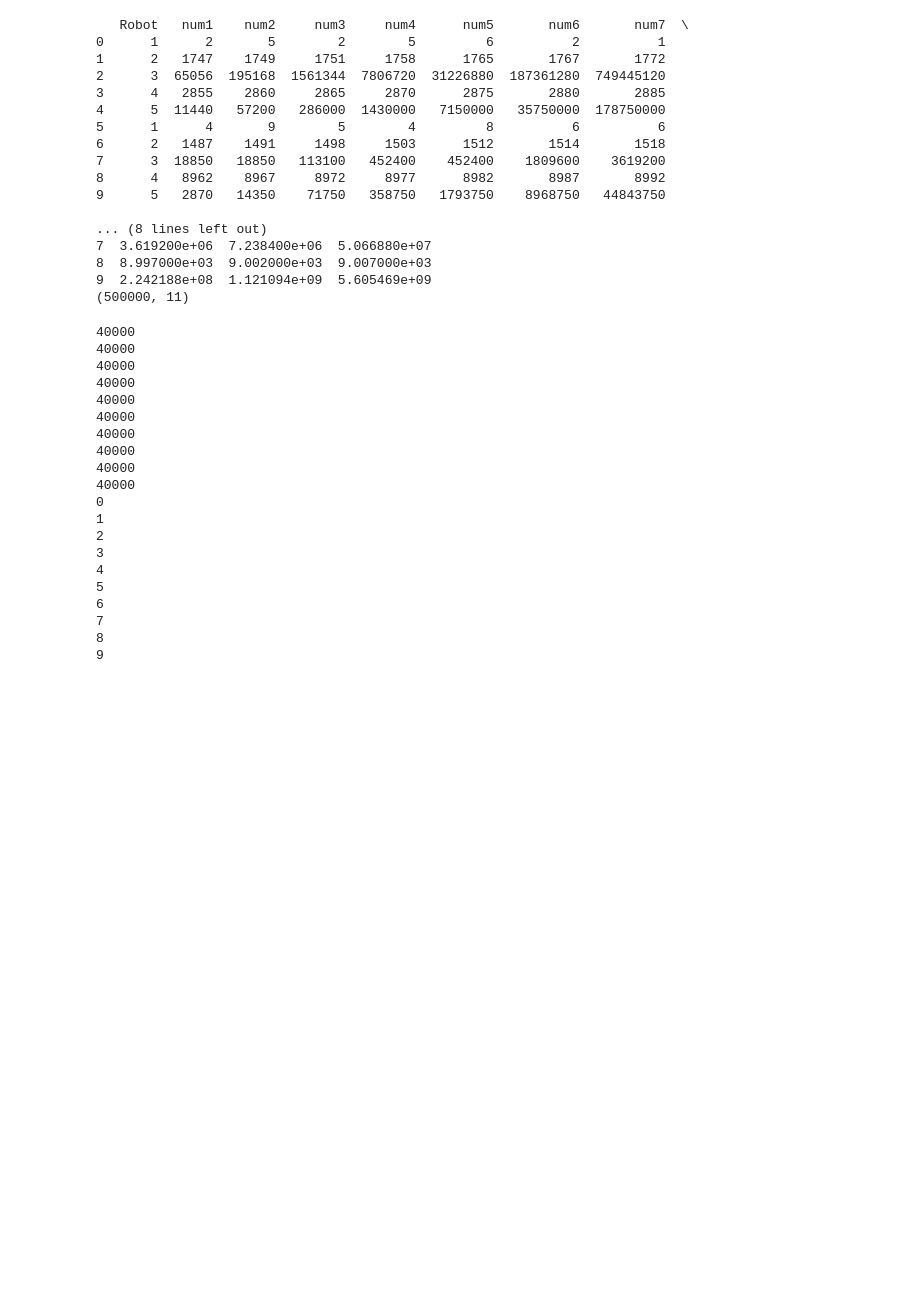
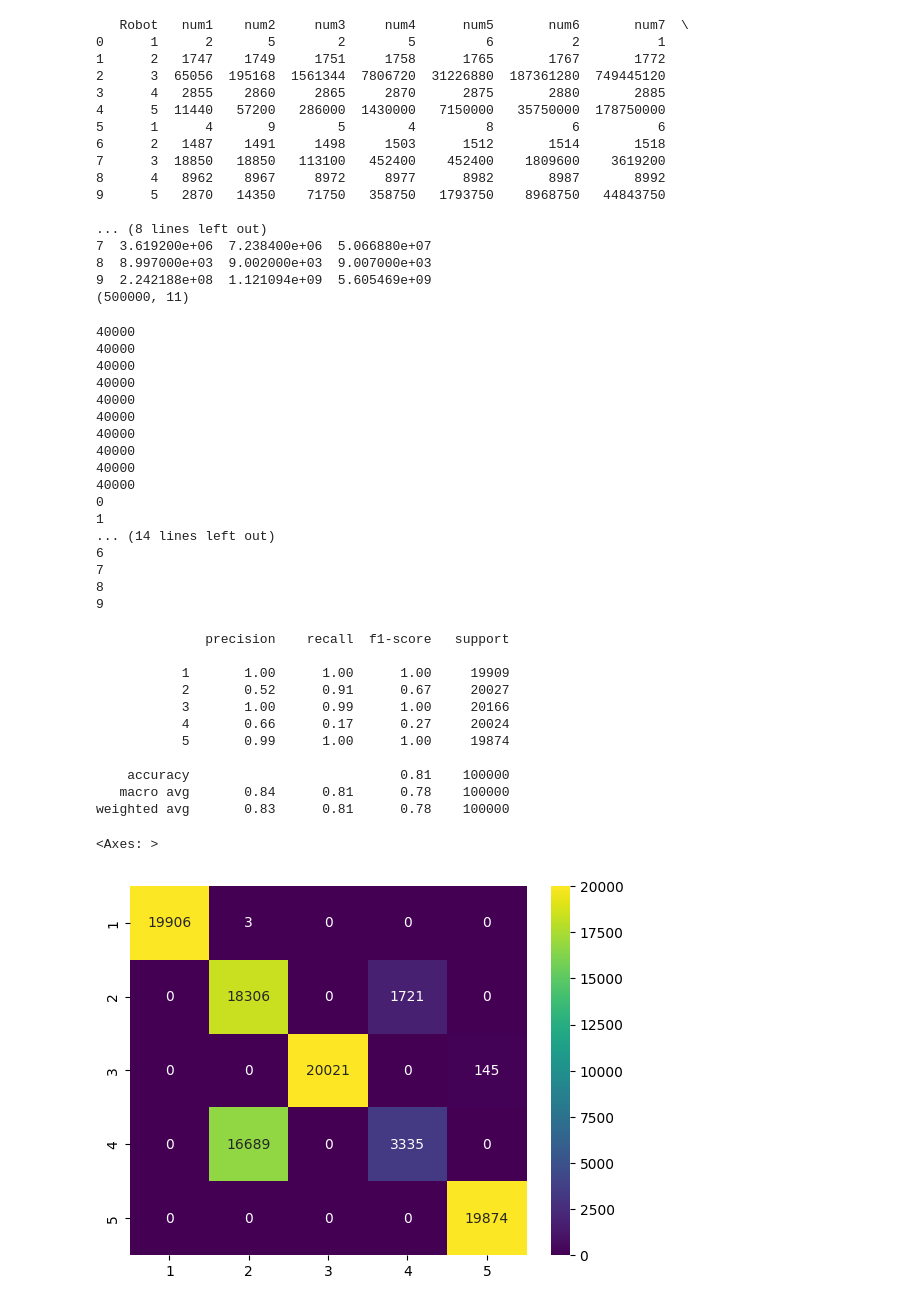
Before and after one commit to ZafeerAbbasi/MSE_413, a Jupyter notebook: Lab2/code/part_2_robot_conver_sv.ipynb, the cells around one changed output. Cells and saved outputs as stored; diff of their text form; code cells hidden in the pictures; blank space fills up the shorter version.

```diff
--- a/Lab2/code/part_2_robot_conver_sv.ipynb
+++ b/Lab2/code/part_2_robot_conver_sv.ipynb
@@ -100,7 +100,7 @@ for i in range(0,chunk_number):
 for j in range(0,len(X_test)):
     for i in range(0,chunk_number):
         store[j][i]=OUT_SVMC[str("chunk"+str(i))][j]
-        Lables_SVMC_predicted[j]=statistics.max(store[j])
+        Lables_SVMC_predicted[j]=statistics.mode(store[j])
 # %% [output]
 40000
 40000
@@ -114,11 +114,25 @@ for j in range(0,len(X_test)):
 40000
 0
 1
-2
-3
-4
-5
+... (14 lines left out)
 6
 7
 8
 9
+# %%
+print(classification_report(y_test, Lables_SVMC_predicted))
+sns.heatmap(confusion_matrix(y_test, Lables_SVMC_predicted), annot=True, fmt='d', cmap='viridis', xticklabels=['1', '2', '3', '4', '5'], yticklabels=['1', '2', '3', '4', '5'])
+# %% [output]
+              precision    recall  f1-score   support
+
+           1       1.00      1.00      1.00     19909
+           2       0.52      0.91      0.67     20027
+           3       1.00      0.99      1.00     20166
+           4       0.66      0.17      0.27     20024
+           5       0.99      1.00      1.00     19874
+
+    accuracy                           0.81    100000
+   macro avg       0.84      0.81      0.78    100000
+weighted avg       0.83      0.81      0.78    100000
+<Axes: >
+[figure, added]
```
Also changed, not shown: parts of 5 cells of this notebook, 11 other files.
